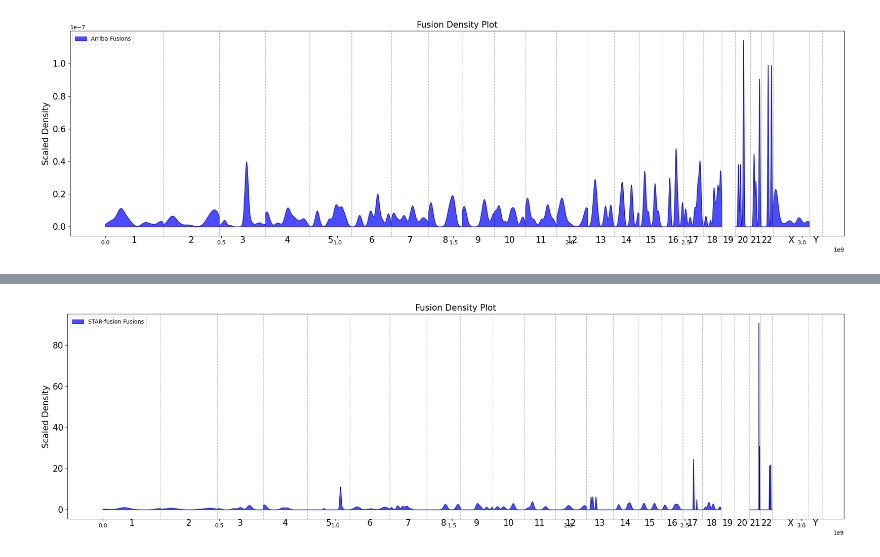
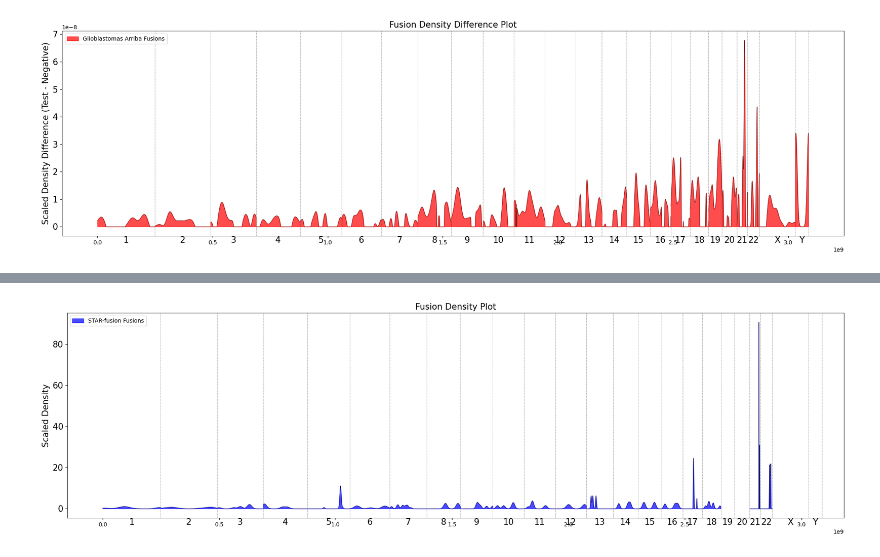
Before and after one commit to sermare/fusioncharacterization_gliomas, a Jupyter notebook: fcg/jupyter_notebooks/mapping_viz.ipynb, the cells around one changed output, grey strips where cells are left out. Saved outputs shown, nothing was run; the diff lists cells and outputs as text; code cells hidden in the pictures.

```diff
--- a/fcg/jupyter_notebooks/mapping_viz.ipynb
+++ b/fcg/jupyter_notebooks/mapping_viz.ipynb
@@ -23,6 +23,9 @@ final_df['fusion_genes'] = final_df['fg_bk'].str.split('_', expand = True)[0]
 # %%
 gtex_fusions = pd.read_csv(paths.GTEX_FUSIONS_OLD, ',' , header = 0)
 gtex_fusions['fusion_gene'] = gtex_fusions['fusion_name'].str.replace('::','/')
+
+gtex_fusions['RightBreakpoint'] = gtex_fusions['RightBreakpoint'].str.replace(':-','', regex = False).str.replace(':+','', regex = False)
+gtex_fusions['fg_bk'] = gtex_fusions['fusion_gene'] + '_' + gtex_fusions['LeftBreakpoint'] + '_' + gtex_fusions['RightBreakpoint']
 # %%
 chromosome_sizes = pd.read_csv(paths.CYTOBAND_FILE, '\t', header = None, names = ['chrom', 'start', 'end','annot', 'gieStain'])
 chromosome_sizes = chromosome_sizes[chromosome_sizes['annot'].notna()]
@@ -31,11 +34,18 @@ final_df['GTEX'] = final_df['fusion_genes'].isin(gtex_fusions['fusion_gene'])
 # %%
 importlib.reload(plots)
 
 neg_entries = final_df[
     (final_df['GTEX'] == True) &
+    (final_df['Histology'] == 'GBM') &
     (final_df['arriba_hg38'] > 0 )
 ]
 
-plots.plot_fusion_densities(neg_entries, chromosome_sizes, label = 'Arriba Fusions')
+pos_entries = final_df[
+    (final_df['GTEX'] == False) &
+    (final_df['Histology'] == 'GBM') &
+    (final_df['arriba_hg38'] > 0 )
+]
+
+plots.plot_fusion_densities(pos_entries, neg_entries, chromosome_sizes, label = 'Glioblastomas Arriba Fusions')
 # %% [output]
-[figure, old version]
+[figure, new version]
```
Also changed, not shown: parts of 16 cells of this notebook, 1 other file.
